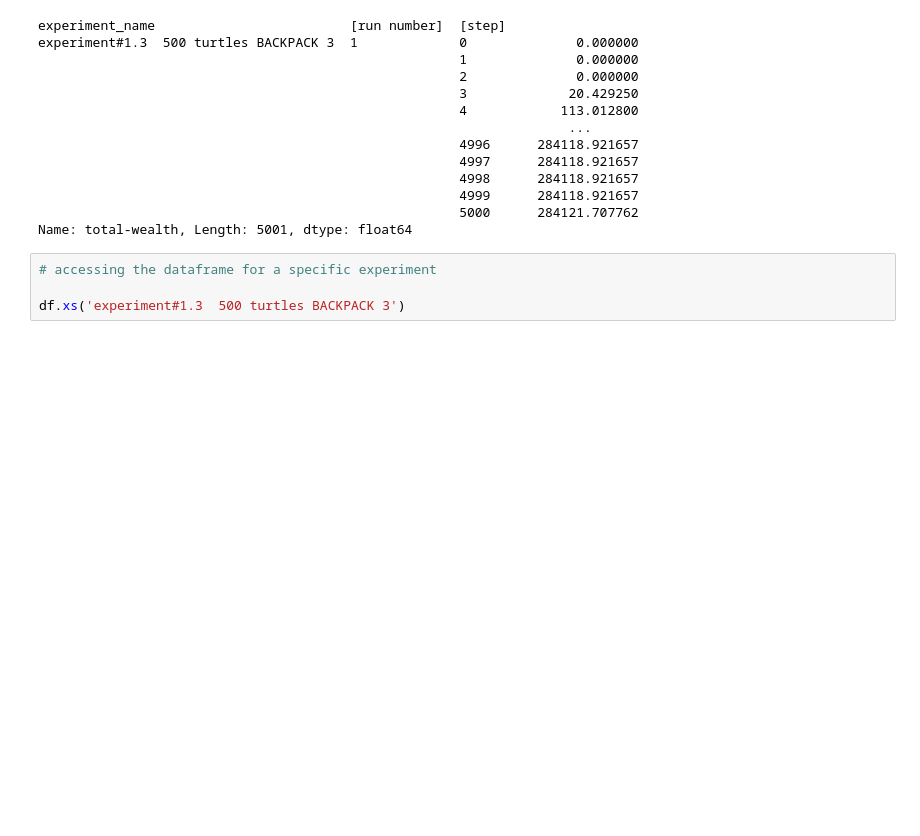
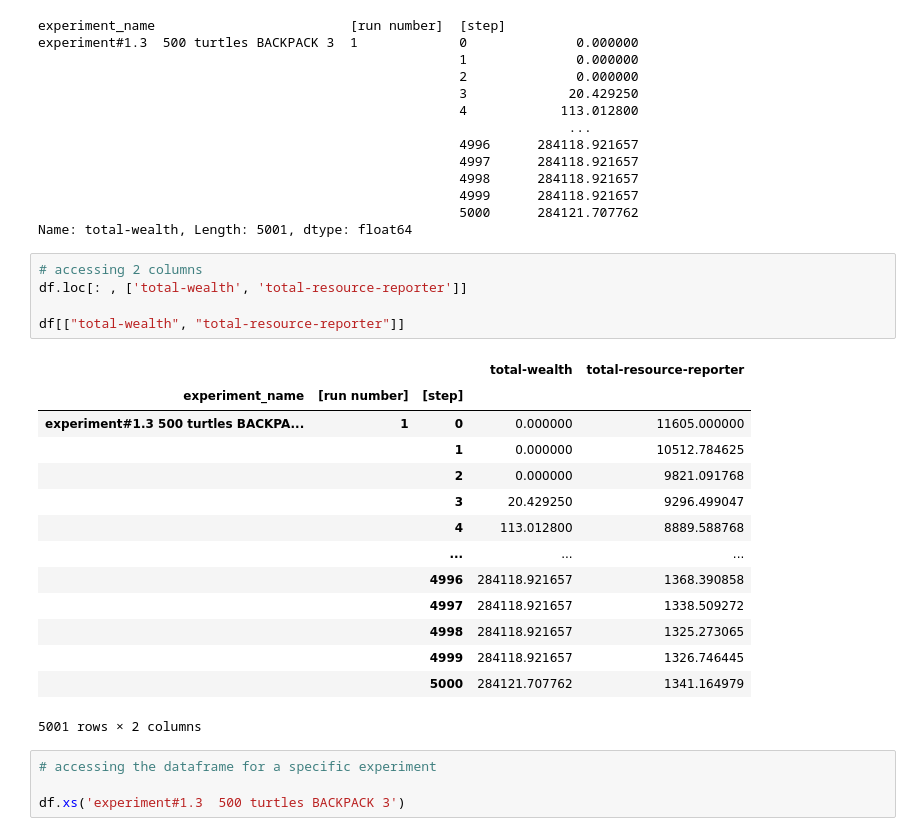
Before and after one commit to IsisChameleon/abm_commons_tragedy, a Jupyter notebook: network-commons-analysis.ipynb, the cells around one changed output. Cells and saved outputs as stored; diff of their text form; blank space fills up the shorter version.

```diff
--- a/network-commons-analysis.ipynb
+++ b/network-commons-analysis.ipynb
@@ -88,6 +90,26 @@ experiment#1.3  500 turtles BACKPACK 3  1             0              0.000000
                                                       4999      284118.921657
                                                       5000      284121.707762
 Name: total-wealth, Length: 5001, dtype: float64
+# %%
+# accessing 2 columns
+df.loc[: , ['total-wealth', 'total-resource-reporter']]
+
+df[["total-wealth", "total-resource-reporter"]]
+# %% [output]
+|  |  |  | total-wealth | total-resource-reporter |
+| experiment_name | [run number] | [step] |  |  |
+| experiment#1.3 500 turtles BACKPA... | 1 | 0 | 0.000000 | 11605.000000 |
+|  |  | 1 | 0.000000 | 10512.784625 |
+|  |  | 2 | 0.000000 | 9821.091768 |
+|  |  | 3 | 20.429250 | 9296.499047 |
+|  |  | 4 | 113.012800 | 8889.588768 |
+|  |  | ... | ... | ... |
+|  |  | 4996 | 284118.921657 | 1368.390858 |
+|  |  | 4997 | 284118.921657 | 1338.509272 |
+|  |  | 4998 | 284118.921657 | 1325.273065 |
+|  |  | 4999 | 284118.921657 | 1326.746445 |
+|  |  | 5000 | 284121.707762 | 1341.164979 |
+5001 rows × 2 columns
 # %%
 # accessing the dataframe for a specific experiment
 
```
Also changed, not shown: parts of 11 cells of this notebook.
